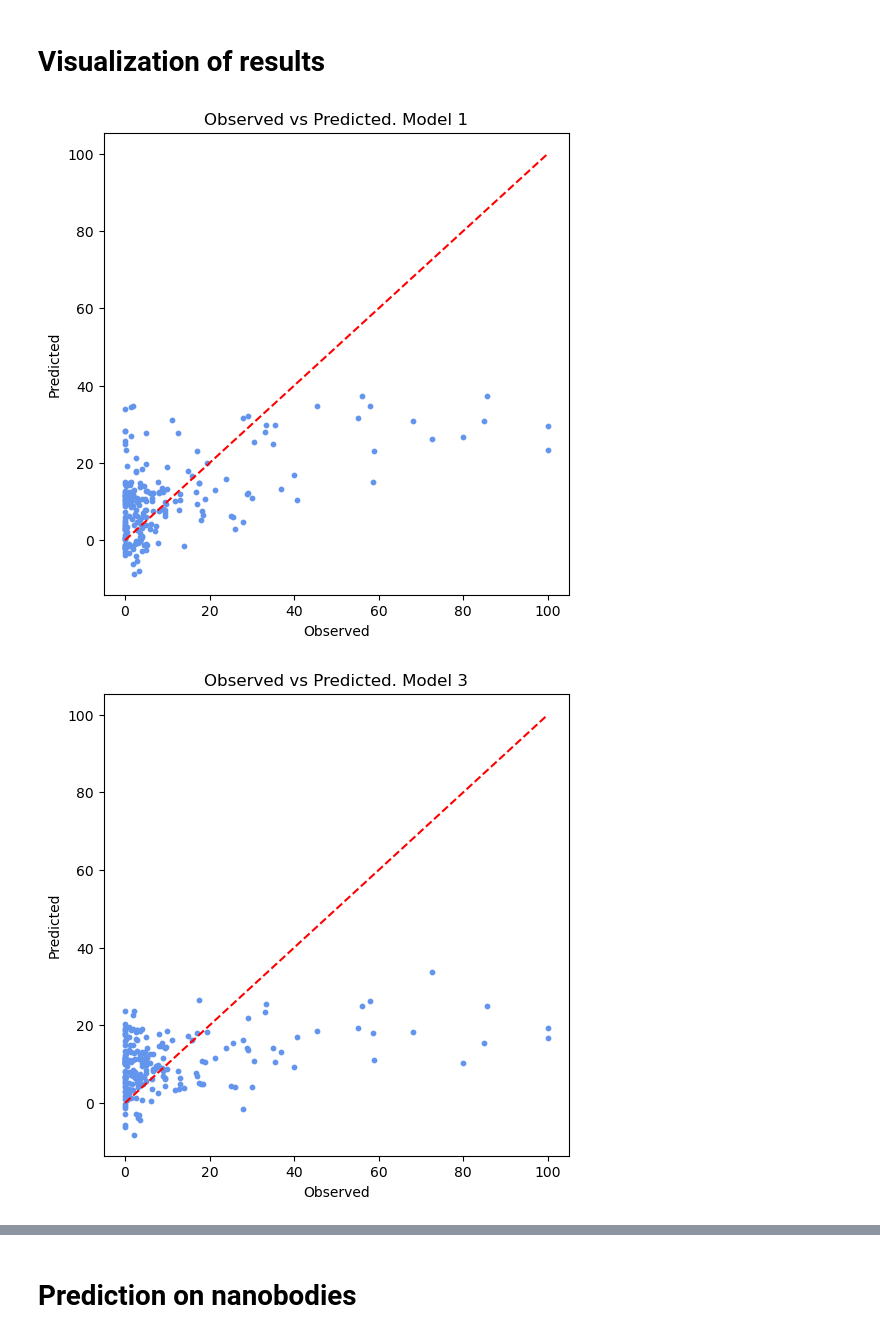
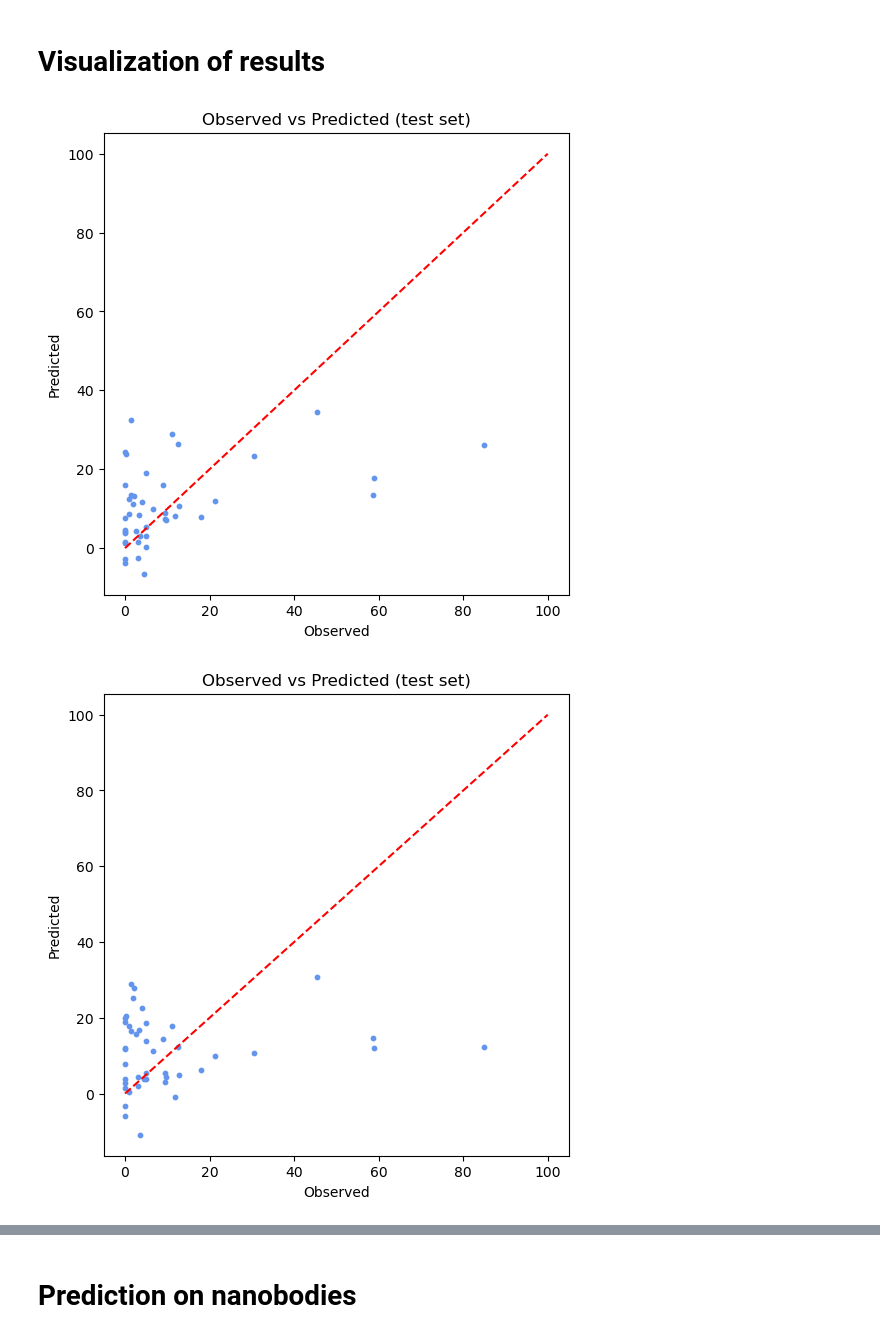
Before and after one commit to RebeckaAntonsson/Thesis, a Jupyter notebook: Immonogenecity_tool_testing/model_selection/biophi_dataSet/model_selection_visualization_ABbiophiDataset.ipynb, the cells around one changed output, grey strips where cells are left out. Drawn from its saved outputs; the diff is of its cells as text; code cells hidden in the pictures.

Commit message:
now compute r^2, cleaned a bit and plotted 3 different models. Removed the manual model selection.

```diff
--- a/Immonogenecity_tool_testing/model_selection/biophi_dataSet/model_selection_visualization_ABbiophiDataset.ipynb
+++ b/Immonogenecity_tool_testing/model_selection/biophi_dataSet/model_selection_visualization_ABbiophiDataset.ipynb
@@ -16,7 +17,6 @@ from scipy.stats import pearsonr, spearmanr
 # %%
 # Load table with all computed scores for all tools
 computed_scors_biophi = pd.read_csv("all_predictors_217AB(biophidata).csv")
-computed_scors_biophi = computed_scors_biophi.drop(columns=['Unnamed: 0'])
 computed_scors_biophi.head()
 # %% [output]
 |  | antibody | ADA_percentage | netMHC1_pep9_percentile | netMHC1_pep9_immunogenicity_score | netMHC1_pep9_preProcess | ... |
@@ -209,20 +231,29 @@ X_only_default_settings = computed_scors_biophi.drop(columns=['antibody', 'ADA_p
                                                               ])
 y = computed_scors_biophi['ADA_percentage'] # the response varibale
 
-model = make_pipeline(
-    StandardScaler(),
+# split data into training and test set
+X_only_default_settings_train, X_only_default_settings_test, y_only_default_settings_train, y_only_default_settings_test = train_test_split(X_only_default_settings,
+                                                                                                        y, test_size=0.2, random_state=12)
+
+model3 = make_pipeline(
+    StandardScaler(), # normalize the data
     LassoCV(cv=5,max_iter=10000)  # cross-validation
 )
 
-model.fit(X_only_default_settings, y)
+model3.fit(X_only_default_settings_train, y_only_default_settings_train)
+
+# Make and save a prediciton
+y_only_default_settings_pred = model3.predict(X_only_default_settings_test)
 
 # coefficients
-coef = model.named_steps['lassocv'].coef_
+coef = model3.named_steps['lassocv'].coef_
 
-selected_features = X_only_default_settings.columns[coef != 0]
+selected_features = X_only_default_settings_train.columns[coef != 0]
 
 # print the features that Lasso "decided" are the best once to use for the prediction
-selected_features
+print(selected_features)
+
+print(f'R^2: {model3.score(X_only_default_settings_train, y_only_default_settings_train)}')
 # %% [output]
 Index(['netMHC1_pep9_immunogenicity_score', 'netMHC_II_pep15_percentile',
        'netMHC_II_pep15_preProcess_cleavProbPercentile', 'waltz_nr_aggs'],
@@ -336,40 +262,34 @@ comp_models.to_excel("multiple_regression_model_comparison_218AB.xlsx")
 # %% [markdown]
 # Visualization of results
 # %%
-# Predict values based on the model 14 (best model when only looking at R^2)
-computed_scors_biophi['predicted_ADA'] = model1.predict(computed_scors_biophi)
+# Visualizaton model 1
 
 plt.figure(figsize=(6,6))
-plt.scatter(computed_scors_biophi['ADA_percentage'], computed_scors_biophi['predicted_ADA'],
-            s=10, c="cornflowerblue")
+plt.scatter(y_all_features_test, y_all_features_pred, s=10, c="cornflowerblue")
 
-# ideal line (perfect fit)
-plt.plot([computed_scors_biophi['ADA_percentage'].min(), computed_scors_biophi['ADA_percentage'].max()],
-         [computed_scors_biophi['ADA_percentage'].min(), computed_scors_biophi['ADA_percentage'].max()],
+plt.plot([y.min(), y.max()],
+         [y.min(), y.max()],
          color='red', linestyle='--')
 
 plt.xlabel("Observed")
 plt.ylabel("Predicted")
-plt.title("Observed vs Predicted. Model 1")
+plt.title("Observed vs Predicted (test set)")
 plt.show()
 # %% [output]
-[figure, old version]
+[figure, new version]
 # %%
-# Predict values based on the model 14 (best model when only looking at R^2)
-computed_scors_biophi['predicted_ADA'] = model3.predict(computed_scors_biophi)
+# Visualizaton model 2
 
 plt.figure(figsize=(6,6))
-plt.scatter(computed_scors_biophi['ADA_percentage'], computed_scors_biophi['predicted_ADA'],
-            s=10, c="cornflowerblue")
+plt.scatter(y_no_biophi_test, y_no_biophi_pred, s=10, c="cornflowerblue")
 
-# ideal line (perfect fit)
-plt.plot([computed_scors_biophi['ADA_percentage'].min(), computed_scors_biophi['ADA_percentage'].max()],
-         [computed_scors_biophi['ADA_percentage'].min(), computed_scors_biophi['ADA_percentage'].max()],
+plt.plot([y.min(), y.max()],
+         [y.min(), y.max()],
          color='red', linestyle='--')
 
 plt.xlabel("Observed")
 plt.ylabel("Predicted")
-plt.title("Observed vs Predicted. Model 3")
+plt.title("Observed vs Predicted (test set)")
 plt.show()
 # %% [output]
-[figure, old version]
+[figure, new version]
```
Also changed, not shown: parts of 14 cells of this notebook.
